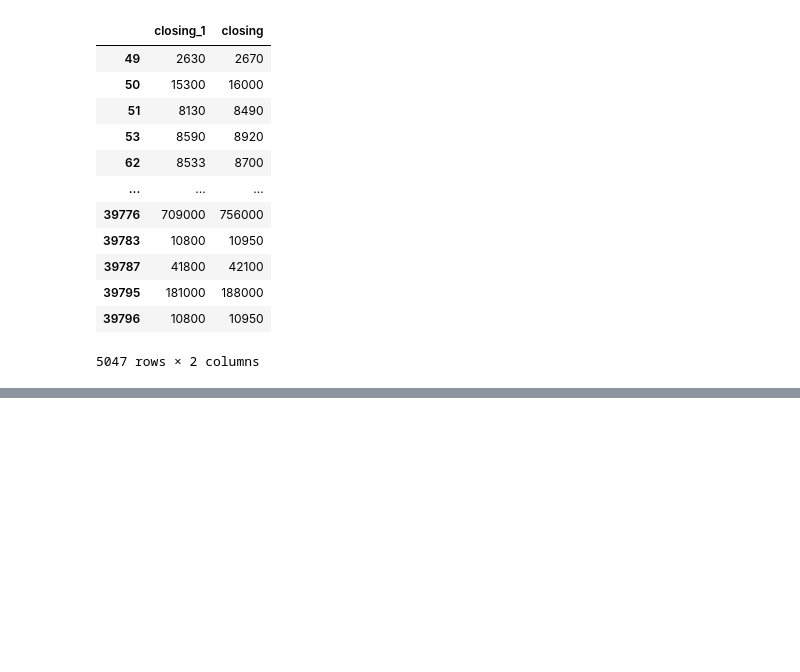
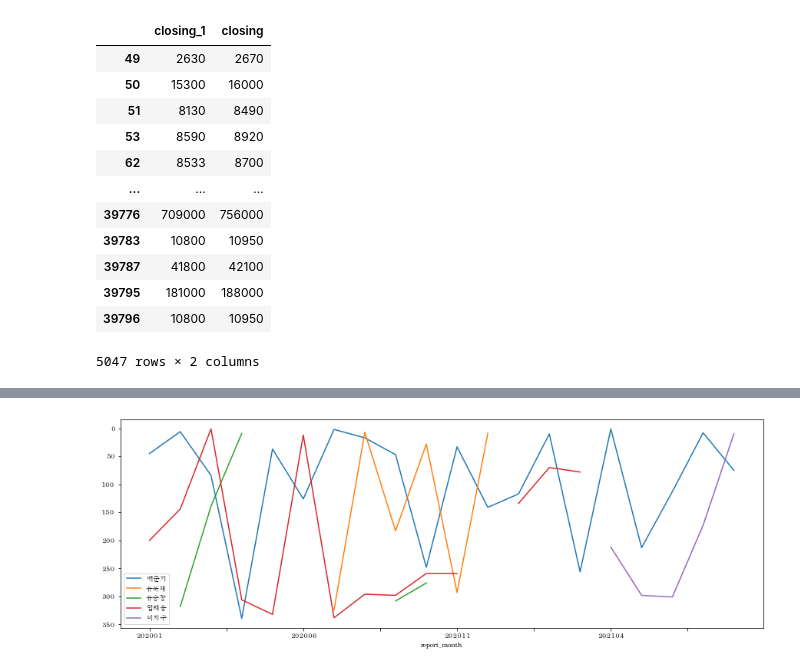
Before and after one commit to keemsunguk/analyst_performance, a Jupyter notebook: notebooks/labeling.ipynb, the cells around one changed output, grey strips where cells are left out. Saved outputs shown, nothing was run; the diff lists cells and outputs as text; code cells hidden in the pictures; blank space fills up the shorter version.

```diff
--- a/notebooks/labeling.ipynb
+++ b/notebooks/labeling.ipynb
@@ -585,0 +352,15 @@ sentiment_df[['closing_1', 'closing']]
+# %%
+cnt = 0
+fig, ax = plt.subplots()
+leg = []
+for auth in top_performers[15:20]:
+    #leg.append(translator.translate(auth , src="ko", dest="en").text)
+    leg.append(auth)
+    tmp_df = mon_author_rank_df.loc[mon_author_rank_df['author'] == auth]
+    tmp_df.set_index('report_month')['monthly_rank'].plot.line(legend=True, figsize=(15,5), ax=ax).invert_yaxis()
+    cnt += 1
+    ax.legend(leg)
+    if cnt > 10:
+        break
+# %% [output]
+[figure, added]
```
Also changed, not shown: parts of 96 cells of this notebook, 4 other files.
